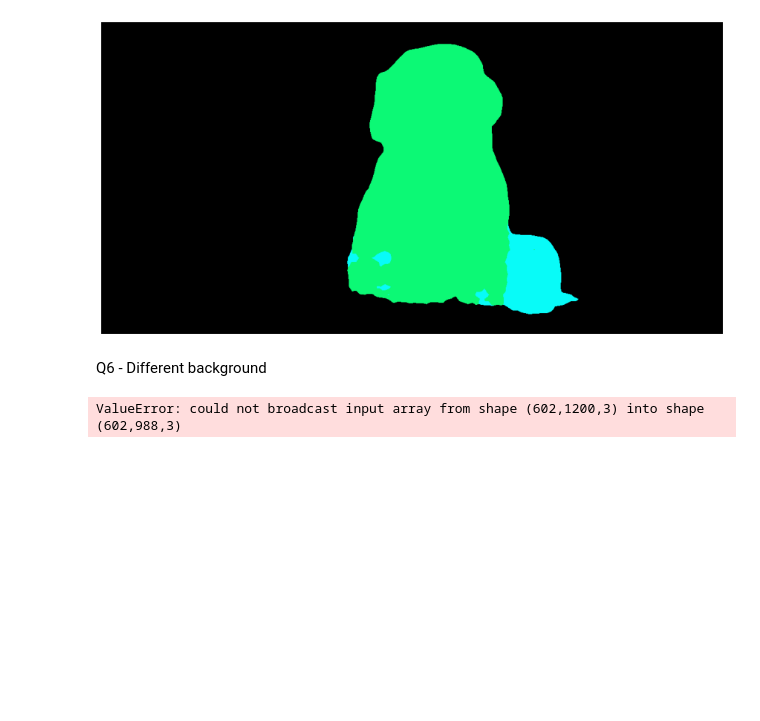
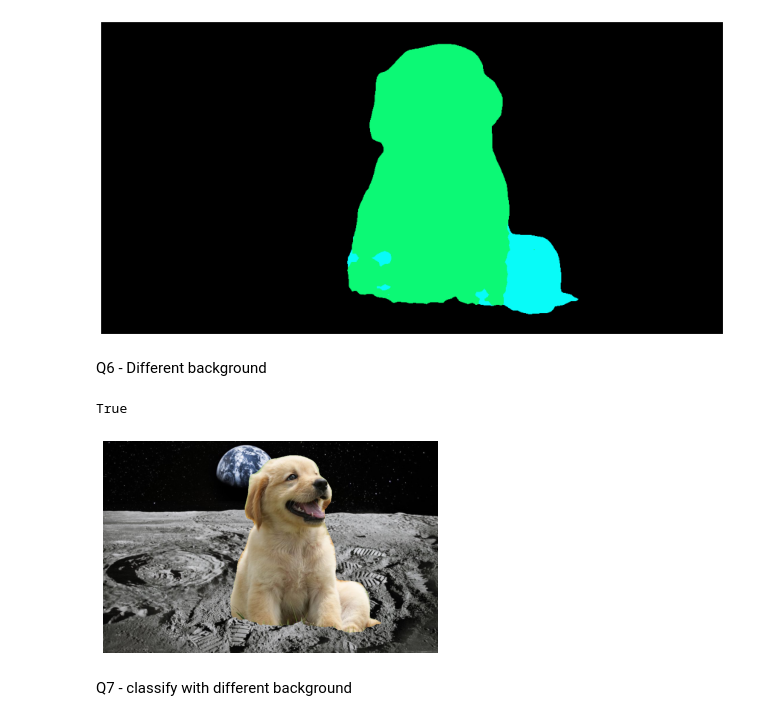
Before and after one commit to Adi-Yuval/Computer-Vision-HW, a Jupyter notebook: ee046746_hw2_classifiers_segmentation/code/ee046746_hw2_part2.ipynb, the cells around one changed output. Drawn from its saved outputs; the diff is of its cells as text; code cells hidden in the pictures; blank space fills up the shorter version.

```diff
--- a/ee046746_hw2_classifiers_segmentation/code/ee046746_hw2_part2.ipynb
+++ b/ee046746_hw2_classifiers_segmentation/code/ee046746_hw2_part2.ipynb
@@ -107,14 +109,23 @@ Q6 - Different background
 # %%
 # cutting_dog = cv2.imread("my_data/dog.jpg", -1)
 mask = torch.zeros_like(output_predictions).float().to(device)
 mask[output_predictions != 0] = 1
 masked_dog = dog * mask.unsqueeze(2).byte().cpu().numpy()
+masked_dog = masked_dog[:, 200:1000, :]
+
+x_offset = 100
+y_offset = 0
 
 moon = cv2.imread('data/moon.jpg')
-x_offset=y_offset=0
-moon[y_offset:y_offset+dog.shape[0], x_offset:x_offset+dog.shape[1]] = dog
+
+np.copyto(moon[y_offset:y_offset+masked_dog.shape[0], x_offset:x_offset+masked_dog.shape[1]], masked_dog, where=masked_dog[:,:]!=0)
 
 plt.imshow(cv2.cvtColor(moon, cv2.COLOR_BGR2RGB))
 _ = plt.axis('off')
+
+cv2.imwrite("../output/moon_dog.jpg", moon)
 # %% [output]
-ValueError: could not broadcast input array from shape (602,1200,3) into shape (602,988,3)
+True
+[figure, added]
+# %% [markdown]
+Q7 - classify with different background
```
Also changed, not shown: parts of 21 cells of this notebook, 8 other files.
